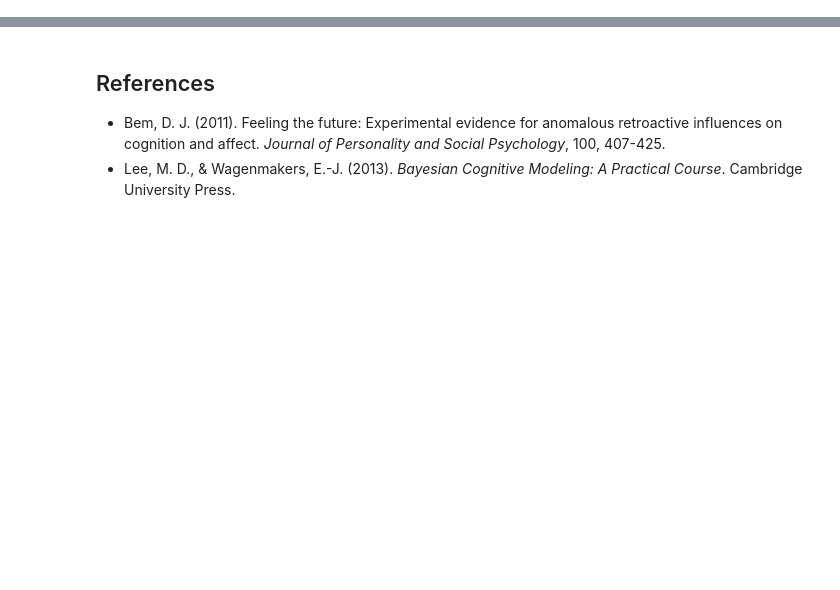
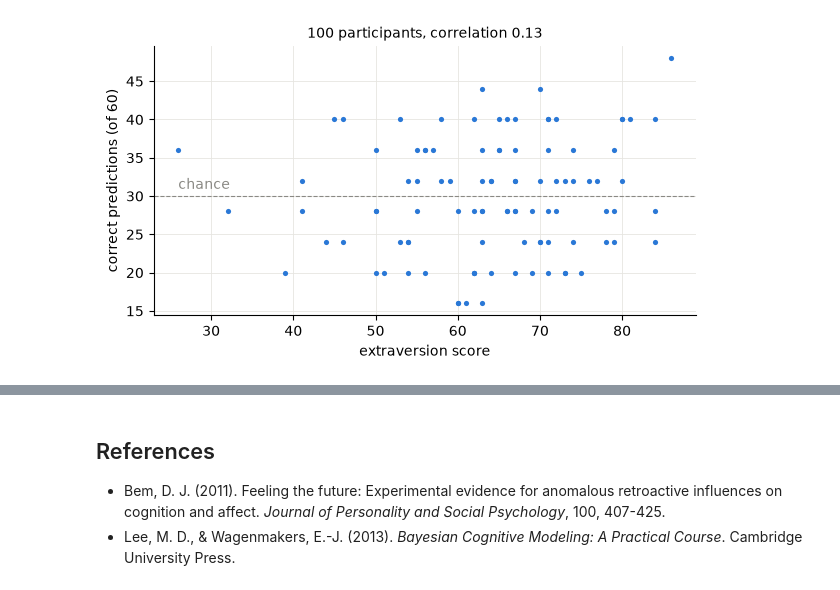
Before and after one commit to florence-bockting/elicito, a Jupyter notebook: docs/case-studies/extrasensory-perception.ipynb, the cells around one changed output, grey strips where cells are left out. Cells and saved outputs as stored; diff of their text form; code cells hidden in the pictures; blank space fills up the shorter version.

Commit message:
docs: rewrite the extrasensory perception case study as a narrative with figures

```diff
--- a/docs/case-studies/extrasensory-perception.ipynb
+++ b/docs/case-studies/extrasensory-perception.ipynb
@@ -26,14 +93,22 @@ os.environ["TF_CPP_MIN_LOG_LEVEL"] = "3"
 # %%
-from typing import Any
-
-import numpy as np
-import pymc as pm
-import tensorflow as tf
-import tensorflow_probability as tfp
-from scipy import stats
-
-from elicito.adapter import pymc as adapter_pymc
-
-SEED = tf.constant([2013, 13], dtype=tf.int32)
-DRAWS = 10_000
+data = np.loadtxt("data/bem-extraversion.csv", delimiter=",", skiprows=1)
+k = data[:, 0].astype(int)  # correct predictions in the first session
+x = data[:, 2]  # extraversion score
+N_TRIALS = 60
+N_PARTICIPANTS = len(k)
+SIGMA_X = 3.0  # measurement error of the extraversion score
+# %%
+fig, ax = plt.subplots(figsize=(7, 3.5))
+ax.scatter(x, k, s=14, color=BLUE, lw=0)
+ax.axhline(N_TRIALS / 2, color=GREY, lw=0.8, ls="--")
+ax.text(x.min(), N_TRIALS / 2 + 0.5, "chance", color=GREY, va="bottom")
+ax.set(
+    xlabel="extraversion score",
+    ylabel=f"correct predictions (of {N_TRIALS})",
+    title=f"{N_PARTICIPANTS} participants, correlation "
+    f"{np.corrcoef(k, x)[0, 1]:.2f}",
+)
+plt.show()
+# %% [output]
+[figure, added]
 # %% [markdown]
```
Also changed, not shown: parts of 30 cells of this notebook, 2 other files.
